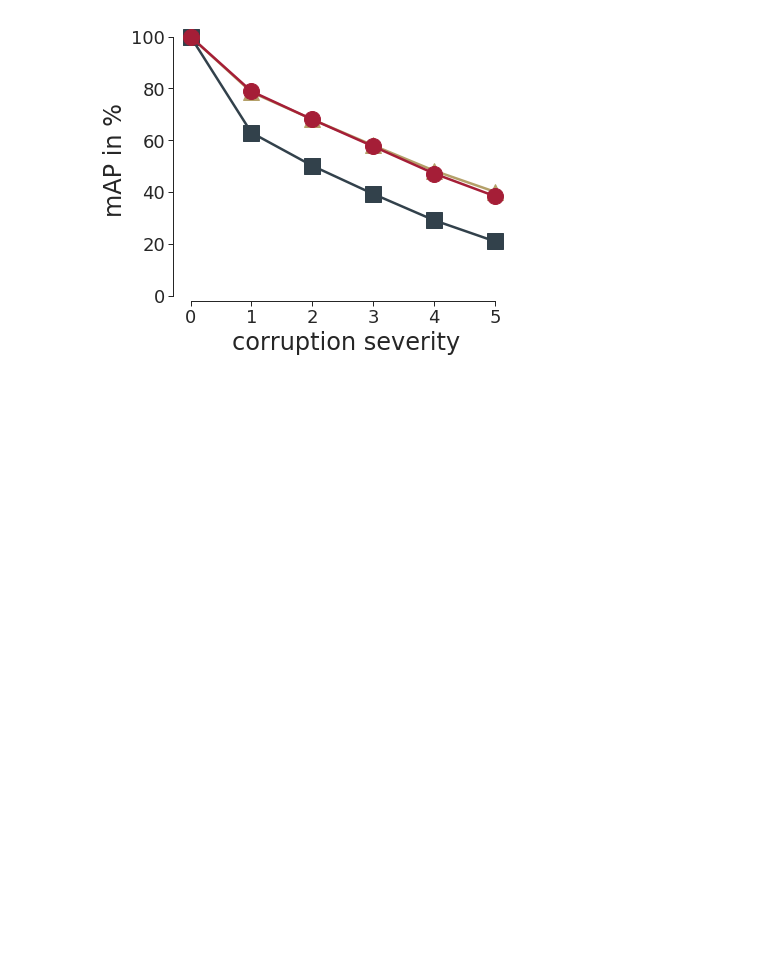
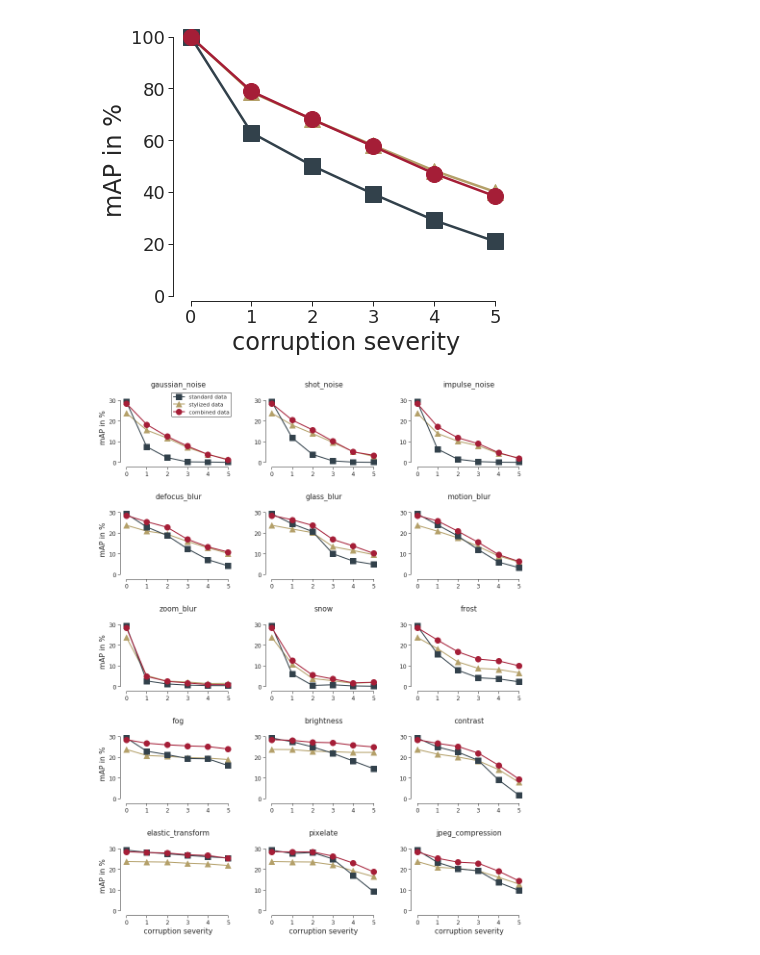
Before and after one commit to bethgelab/robust-detection-benchmark, a Jupyter notebook: data-analysis/plotting.ipynb, the cells around one changed output. Saved outputs shown, nothing was run; the diff lists cells and outputs as text; code cells hidden in the pictures; blank space fills up the shorter version.

```diff
--- a/data-analysis/plotting.ipynb
+++ b/data-analysis/plotting.ipynb
@@ -462,3 +436,11 @@ plt.show()
 fig.savefig(pjoin(figures_dir, "cityscapes_corruption_overall_relative.pdf"), bbox_inches='tight')
 # %% [output]
 [figure]
+# %%
+plot_individual_results(clean_data = city_results,
+                        stylized_data=scity_results,
+                        combined_data=city_scity_results,
+                        plot_name="cityscapes_corruption_individual.pdf",
+                        metric_name="mAP in %", ylim=[-1, 35])
+# %% [output]
+[figure, added]
```
Also changed, not shown: parts of 5 cells of this notebook, 10 other files.
